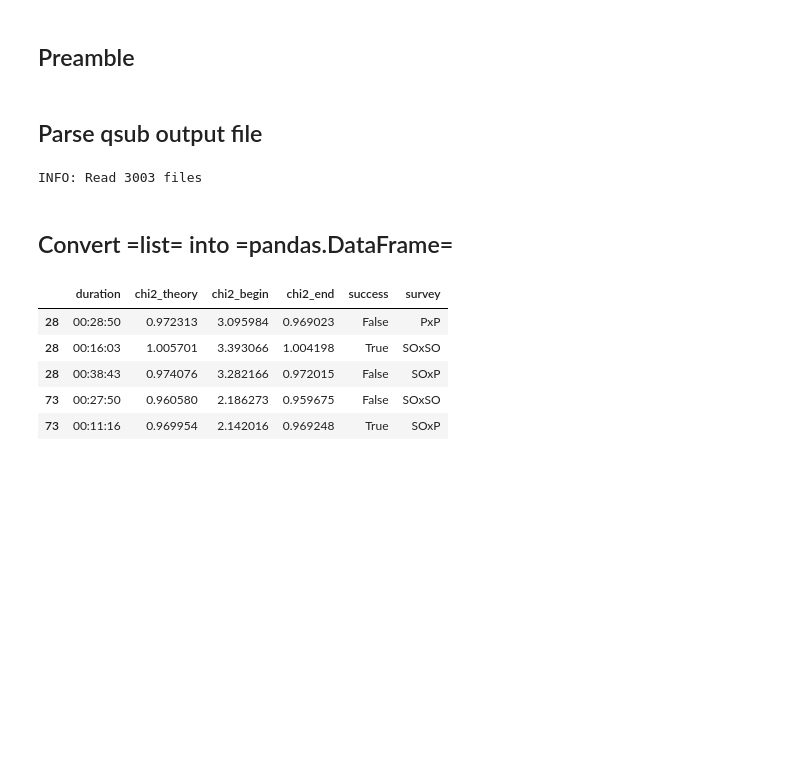
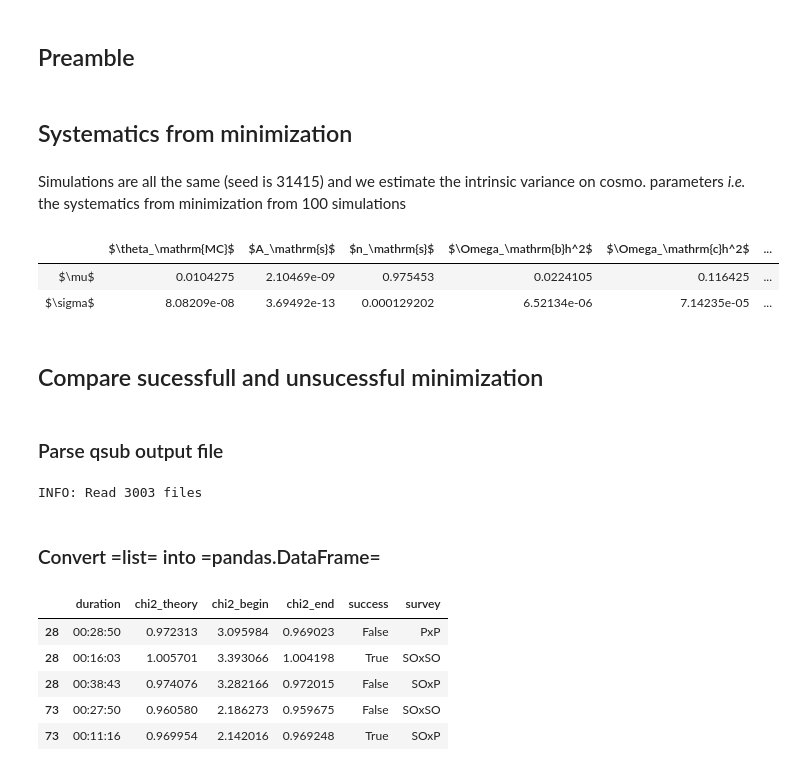
Before and after one commit to xgarrido/beyondCV, a Jupyter notebook: notebooks/check_minimization.ipynb, the cells around one changed output. Drawn from its saved outputs; the diff is of its cells as text; code cells hidden in the pictures; blank space fills up the shorter version.

```diff
--- a/notebooks/check_minimization.ipynb
+++ b/notebooks/check_minimization.ipynb
@@ -8,0 +11,21 @@ import numpy as np
+# %% [markdown]
+## Systematics from minimization
+# %% [markdown]
+Simulations are all the same (seed is 31415) and we estimate the intrinsic variance on
+cosmo. parameters *i.e.* the systematics from minimization from 100 simulations
+# %%
+def get_params(path, pattern="*.likelihood"):
+    import os, glob
+    all_files = glob.glob(os.path.join(path, pattern))
+    # Sort alphabetically
+    all_files.sort()
+
+    header = pd.read_csv(all_files[0], delim_whitespace=True).columns[1:]
+    df = pd.concat((pd.read_table(f, delim_whitespace=True) for f in all_files))
+
+    # Remove '#' in header
+    df.drop(df.columns[[-1,]], axis=1, inplace=True)
+    df.columns = header
+    df.insert(value=df.chi2/2/1944, column="chi2_ndf", loc=7)
+    params = np.array(df.iloc[:, 2:8])
+    return params
@@ -9,5 +34,25 @@ import numpy as np
+# %%
+labels = [r"$\theta_\mathrm{MC}$",
+          r"$A_\mathrm{s}$",
+          r"$n_\mathrm{s}$",
+          r"$\Omega_\mathrm{b}h^2$",
+          r"$\Omega_\mathrm{c}h^2$",
+          r"$\chi^2/\mathrm{ndf}$"]
+min_mean = np.mean(params, axis=0)
+min_std  = np.std(params, axis=0)
+lines = [[r"$\mu$"], [r"$\sigma$"]]
+table = np.stack([min_mean, min_std])
+table = np.append(lines, table, axis=1)
+# %%
+display(HTML(tabulate.tabulate(table, headers=labels, tablefmt="html")))
+# %% [output]
+|  | $\theta_\mathrm{MC}$ | $A_\mathrm{s}$ | $n_\mathrm{s}$ | $\Omega_\mathrm{b}h^2$ | $\Omega_\mathrm{c}h^2$ | ... |
+| $\mu$ | 0.0104275 | 2.10469e-09 | 0.975453 | 0.0224105 | 0.116425 | ... |
+| $\sigma$ | 8.08209e-08 | 3.69492e-13 | 0.000129202 | 6.52134e-06 | 7.14235e-05 | ... |
+# %% [markdown]
+## Compare sucessfull and unsucessful minimization
 # %% [markdown]
-## Parse qsub output file
+### Parse qsub output file
 # %%
 import os, glob
 
@@ -59,7 +104,7 @@ print("INFO: Read {} files".format(len(all_files)))
 # %% [output]
 INFO: Read 3003 files
 # %% [markdown]
-## Convert =list= into =pandas.DataFrame=
+### Convert =list= into =pandas.DataFrame=
 # %%
 df = pd.DataFrame({"duration": np.array(stop_time)-np.array(start_time),
                    "chi2_theory": chi2_theory,
```
Also changed, not shown: parts of 15 cells of this notebook, 2 other files.
